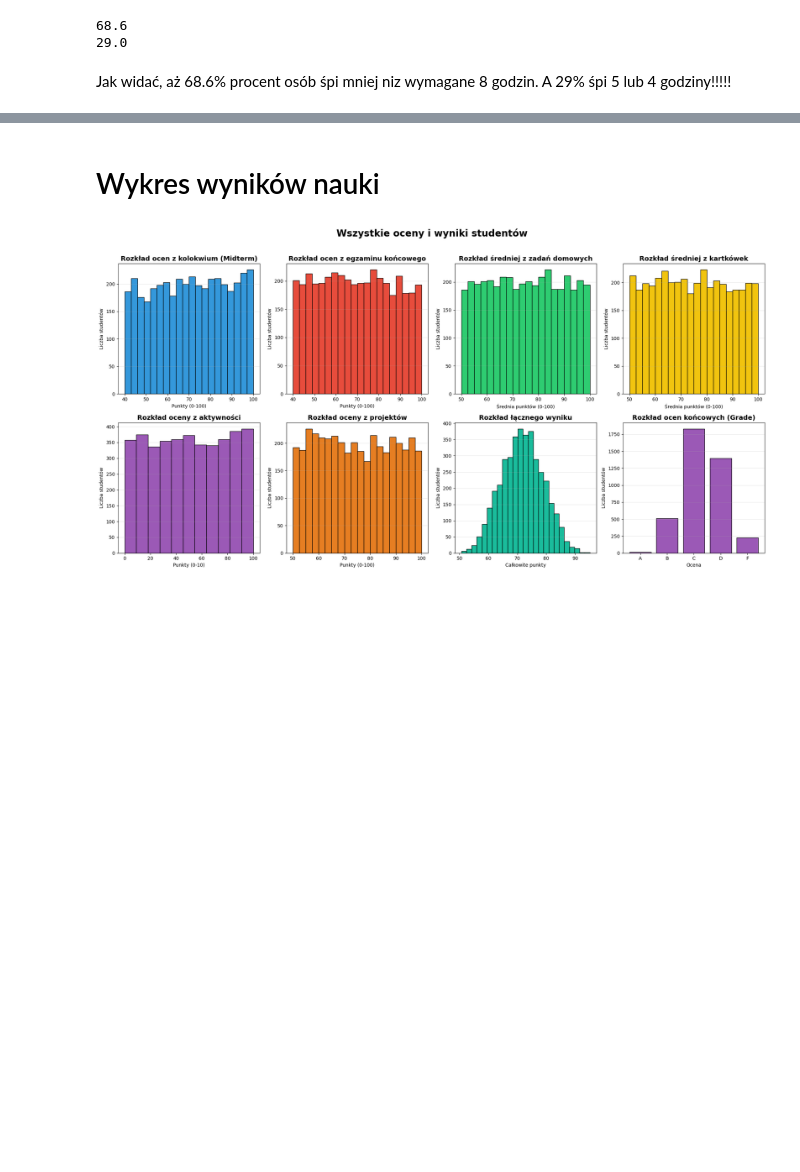
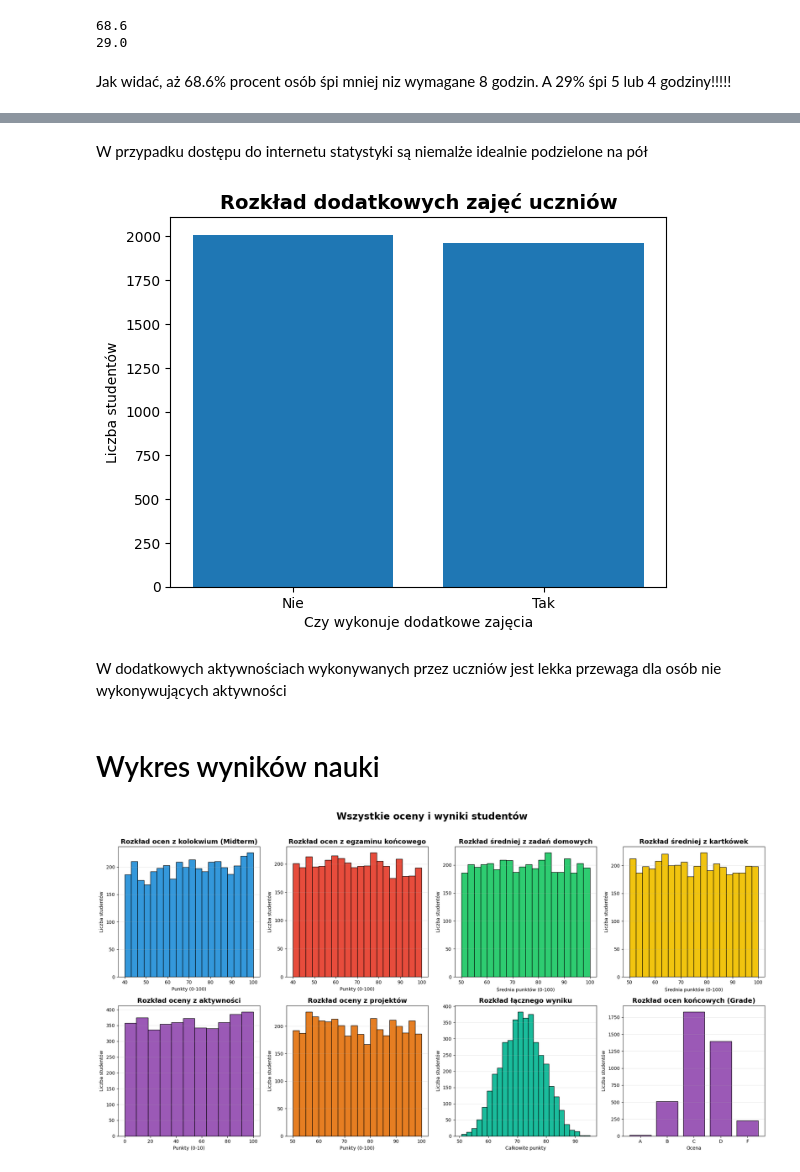
Before and after one commit to MichalTarnawa/Ind_Wizu_Projekt, a Jupyter notebook: WIZU_Projekt.ipynb, the cells around one changed output, grey strips where cells are left out. Saved outputs shown, nothing was run; the diff lists cells and outputs as text; code cells hidden in the pictures; blank space fills up the shorter version.

```diff
--- a/WIZU_Projekt.ipynb
+++ b/WIZU_Projekt.ipynb
@@ -218,3 +278,16 @@ A 29% śpi 5 lub 4 godziny!!!!!
+# %% [markdown]
+W przypadku dostępu do internetu statystyki są niemalże idealnie podzielone na pół
+# %%
+plt.bar(range(len(df['Extracurricular_Activities'].unique())),df['Extracurricular_Activities'].value_counts())
+plt.title('Rozkład dodatkowych zajęć uczniów', fontsize=14, fontweight='bold')
+plt.xticks(range(2),["Nie", "Tak"])
+plt.xlabel('Czy wykonuje dodatkowe zajęcia')
+plt.ylabel('Liczba studentów')
+plt.show()
+# %% [output]
+[figure, added]
+# %% [markdown]
+W dodatkowych aktywnościach wykonywanych przez uczniów jest lekka przewaga dla osób nie wykonywujących aktywności
 # %% [markdown]
 # Wykres wyników nauki
 # %%
```
Also changed, not shown: parts of 23 cells of this notebook.
